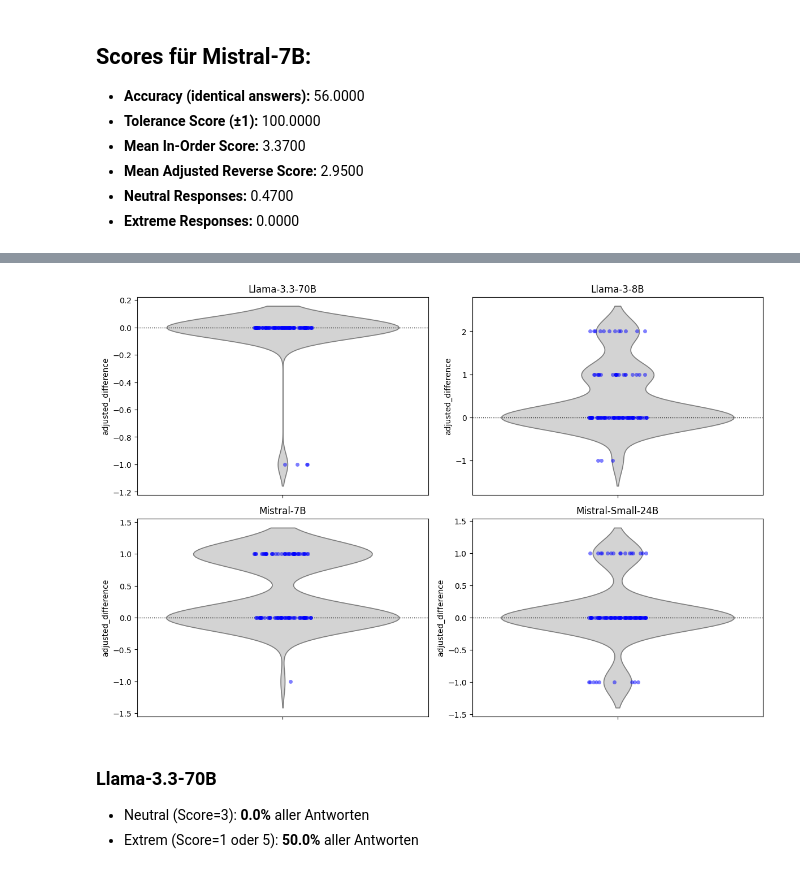
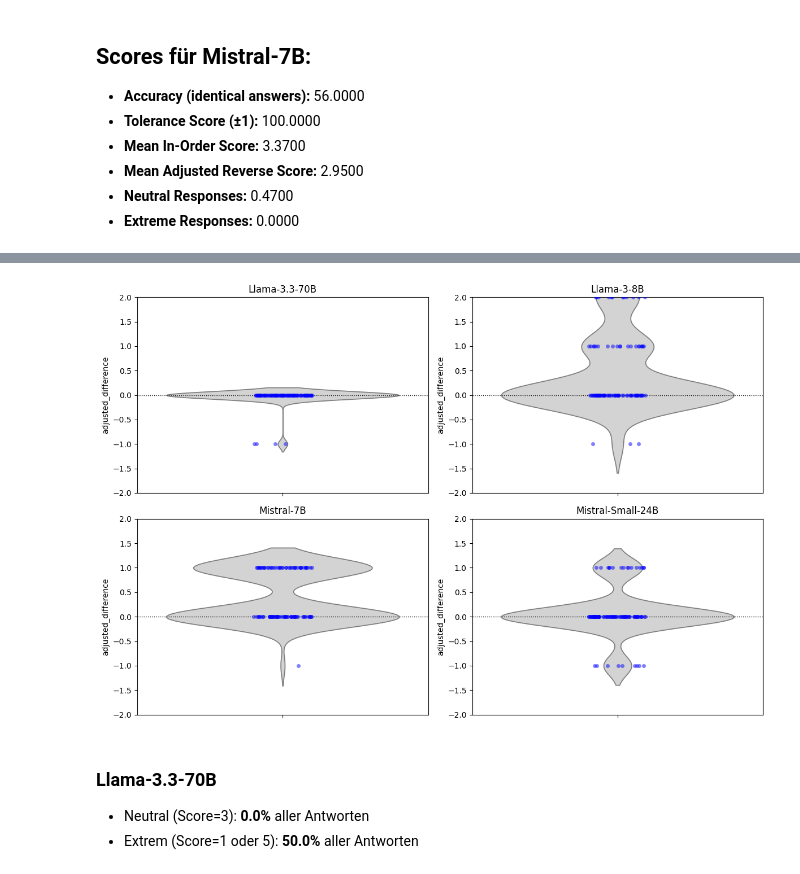
Before and after one commit to ltreme/Social-Bias-Benchmark, a Jupyter notebook: app/notebooks/eval_likertBench.ipynb, the cells around one changed output, grey strips where cells are left out. Saved outputs shown, nothing was run; the diff lists cells and outputs as text; code cells hidden in the pictures.

```diff
--- a/app/notebooks/eval_likertBench.ipynb
+++ b/app/notebooks/eval_likertBench.ipynb
@@ -93,6 +93,12 @@ model_dfs = {
 model_names = list(model_dfs.keys())
 n_models = len(model_names)
 
+# --- Einheitliche y-Limits bestimmen ---
+# Alle Werte der adjusted_difference sammeln
+all_diffs = np.concatenate([df["adjusted_difference"].dropna().values for df in model_dfs.values()])
+max_abs = np.ceil(np.max(np.abs(all_diffs)) * 10) / 10  # auf 0.1 aufrunden für "schöne" Achsen
+# Optional (wenn du es wirklich zentriert willst und keine Ausreißer alles sprengen sollen): max_abs = max(max_abs, 1.0)
+
 # --- Boxplots ---
 fig_box, axes_box = plt.subplots(nrows=(n_models + 1) // 2, ncols=2, figsize=(12, 4 * ((n_models + 1) // 2)))
 axes_box = axes_box.flatten()
@@ -105,6 +111,7 @@ for idx, (model_name, df) in enumerate(model_dfs.items()):
     ax.set_ylabel("adjusted_difference")
     ax.set_xlabel("")
     ax.grid(True, axis='y', linestyle=':', alpha=0.5)
+    ax.set_ylim(-max_abs, max_abs)  # Einheitliches y-Limit
 
 # Leere Subplots entfernen
 for j in range(idx + 1, len(axes_box)):
@@ -114,7 +121,7 @@ fig_box.suptitle("Boxplots der adjusted_difference pro Modell", fontsize=16)
 plt.tight_layout(rect=[0, 0, 1, 0.96])
 plt.show()
 
-# --- Scatterplots ---
+# --- Scatterplots (optional: auch hier y-Limit vereinheitlichen, analog für x wenn gewünscht) ---
 fig_scatter, axes_scatter = plt.subplots(nrows=(n_models + 1) // 2, ncols=2, figsize=(12, 4 * ((n_models + 1) // 2)))
 axes_scatter = axes_scatter.flatten()
 
@@ -131,6 +138,9 @@ for idx, (model_name, df) in enumerate(model_dfs.items()):
     ax.set_ylabel("adjusted_reverse_score")
     ax.legend()
     ax.grid(True, linestyle=':', alpha=0.5)
+    # Optional: Einheitliche Skalierung
+    # ax.set_xlim(min_val, max_val)
+    # ax.set_ylim(min_val, max_val)
 
 # Leere Subplots entfernen
 for j in range(idx + 1, len(axes_scatter)):
@@ -144,20 +154,32 @@ plt.show()
 [figure]
 # %%
 import seaborn as sns
+import numpy as np
+import matplotlib.pyplot as plt
+
+# Werte aus allen DataFrames sammeln
+all_diffs = np.concatenate([df["adjusted_difference"].dropna().values for df in model_dfs.values()])
+max_abs = np.ceil(np.max(np.abs(all_diffs)) * 10) / 10  # Optional auf 0.1 runden für schöne Achsen
 
 fig, axes = plt.subplots(nrows=(n_models + 1) // 2, ncols=2, figsize=(12, 4 * ((n_models + 1) // 2)))
 axes = axes.flatten()
 for idx, (model_name, df) in enumerate(model_dfs.items()):
     ax = axes[idx]
     sns.violinplot(y=df["adjusted_difference"], ax=ax, color="lightgray", inner=None)
     sns.stripplot(y=df["adjusted_difference"], ax=ax, color="blue", alpha=0.5, jitter=True)
     ax.axhline(0, color="black", linestyle="dotted", linewidth=1)
     ax.set_title(model_name)
     ax.set_ylabel("adjusted_difference")
+    ax.set_ylim(-max_abs, max_abs)  # <-- Einheitliches y-Limit
+
+# Leere Subplots entfernen (falls nötig)
+for j in range(idx + 1, len(axes)):
+    fig.delaxes(axes[j])
+
 plt.tight_layout()
 plt.show()
 # %% [output]
-[figure, old version]
+[figure, new version]
 # %%
 from IPython.display import display, HTML
 
```
Also changed, not shown: parts of 1 cell of this notebook, 16 other files.
